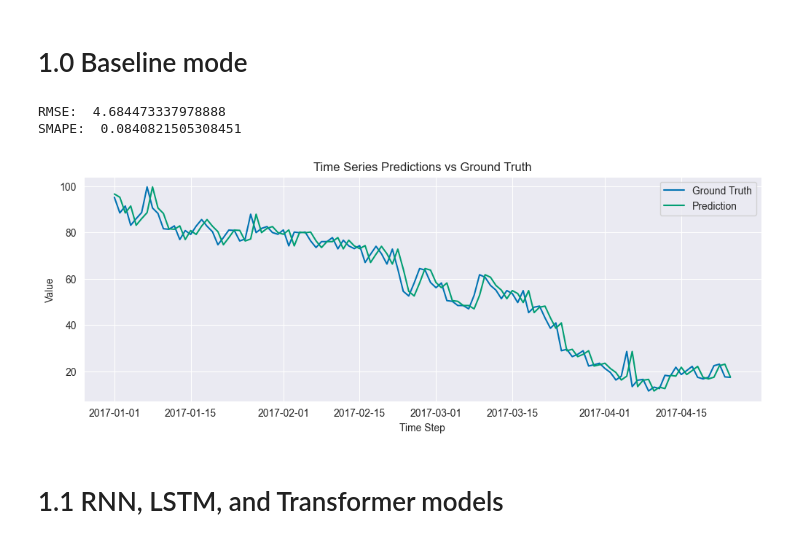
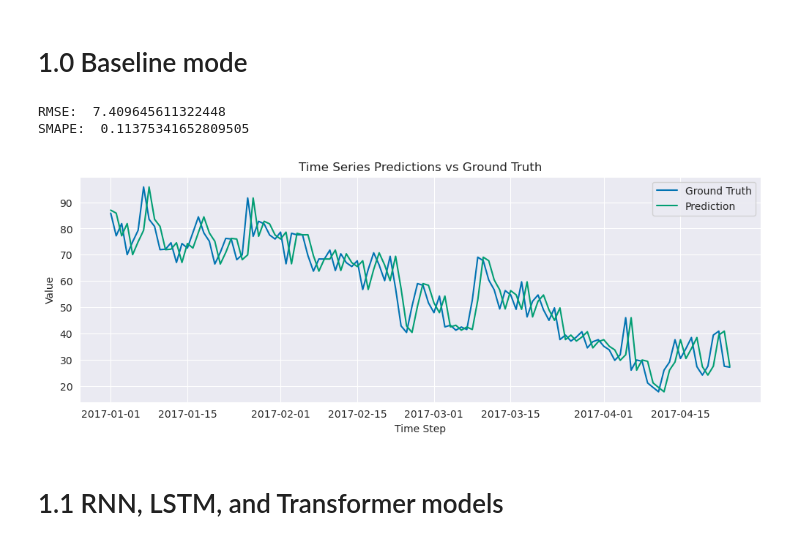
Before and after one commit to Jookare/ADAML-project2, a Jupyter notebook: Train/training.ipynb, the cells around one changed output. Cells and saved outputs as stored; diff of their text form; code cells hidden in the pictures.

```diff
--- a/Train/training.ipynb
+++ b/Train/training.ipynb
@@ -13,15 +13,15 @@ train_path = "../data/ClimateTrain.csv"
 test_path = "../data/ClimateTest.csv"
 
 # Read as pandas dataframe and transform dates to datetime
-train_df = pd.read_csv(train_path)
-train_df['date'] = pd.to_datetime(train_df['date'])
+train_df_raw = pd.read_csv(train_path)
+train_df_raw['date'] = pd.to_datetime(train_df_raw['date'])
 
-test_df = pd.read_csv(test_path)
-test_df['date'] = pd.to_datetime(test_df['date'])
+test_df_raw = pd.read_csv(test_path)
+test_df_raw['date'] = pd.to_datetime(test_df_raw['date'])
 
 # Plot description
-train_df.describe()
-test_df.describe()
+train_df_raw.describe()
+test_df_raw.describe()
 # %% [output]
 |  | date | meantemp | humidity | wind_speed | meanpressure |
 | count | 114 | 114.000000 | 114.000000 | 114.000000 | 114.000000 |
@@ -35,6 +35,6 @@ test_df.describe()
 # %% [markdown]
 ## Pretreat the data
 # %%
-train_df, test_df, reference_stats = pretreat_data(train_df, test_df)
+train_df, test_df, norm_stats = pretreat_data(train_df_raw, test_df_raw)
 # %% [output]
 Pre-treating data...
@@ -68,44 +69,42 @@ filtered_train_df = train_df[(train_df['date'] >= test_window_date) & (train_df[
 test_df_altered = pd.concat([filtered_train_df, test_df], ignore_index=True)
 
 
-humidity = test_df_altered["humidity"].values*reference_stats["humidity"]["std"].iloc[-115:] + reference_stats["humidity"]["mean"].iloc[-115:]
-
+test_df_altered["humidity"] = test_df_altered["humidity"]*norm_stats["humidity"]["std"] + norm_stats["humidity"]["mean"]
 pred = []
 gt = []
 for i in range(len(test_df_altered)-horizon):
-
-    pred.append(humidity.iloc[i])
-    gt.append(humidity.iloc[i+horizon])
+    pred.append(test_df_altered["humidity"].iloc[i])
+    gt.append(test_df_altered["humidity"].iloc[i+horizon])
 
 # Squeeze the extra dimensions away and turn to numpy
 gt = np.array(gt)
 pred = np.array(pred)
 
 # Check that metrics give zero
 # gt = gt[:-horizon]
 # pred = pred[horizon:]
 
 mean_rmse = RMSE(gt, pred)
 mean_smape = SMAPE(gt, pred)
 print("RMSE: ", mean_rmse)
 print("SMAPE: ", mean_smape)
 
 plt.figure(figsize=(12,4))
 plt.plot(test_df["date"], gt, label="Ground Truth", color=colors[0])
 plt.plot(test_df["date"], pred, label="Prediction", color=colors[1])
 
 # Add labels, legend, and grid
 plt.title("Time Series Predictions vs Ground Truth")
 plt.xlabel("Time Step")
 plt.ylabel("Value")
 plt.legend()
 plt.grid("on")
 
 plt.show()
 # %% [output]
-RMSE:  4.684473337978888
-SMAPE:  0.0840821505308451
+RMSE:  7.409645611322448
+SMAPE:  0.11375341652809505
-[figure, old version]
+[figure, new version]
 # %% [markdown]
 # 1.1 RNN, LSTM, and Transformer models
 # %%
```
Also changed, not shown: parts of 7 cells of this notebook.
